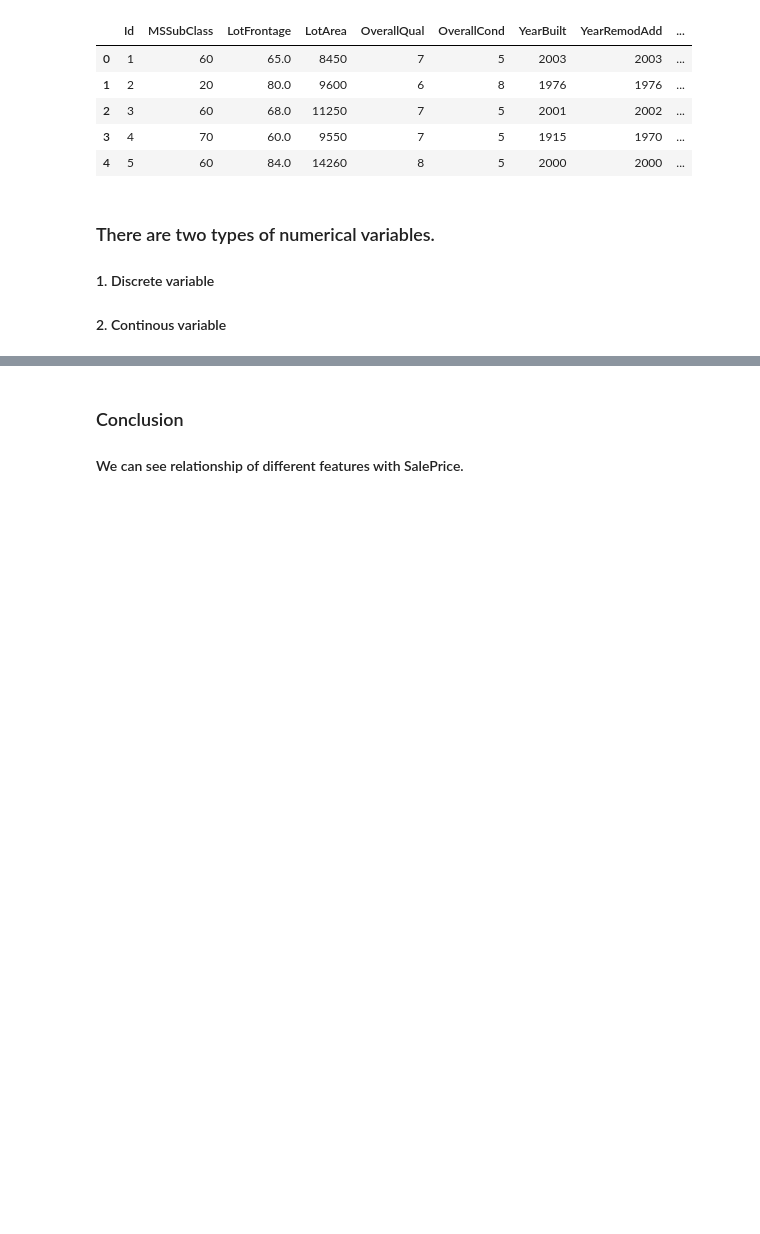
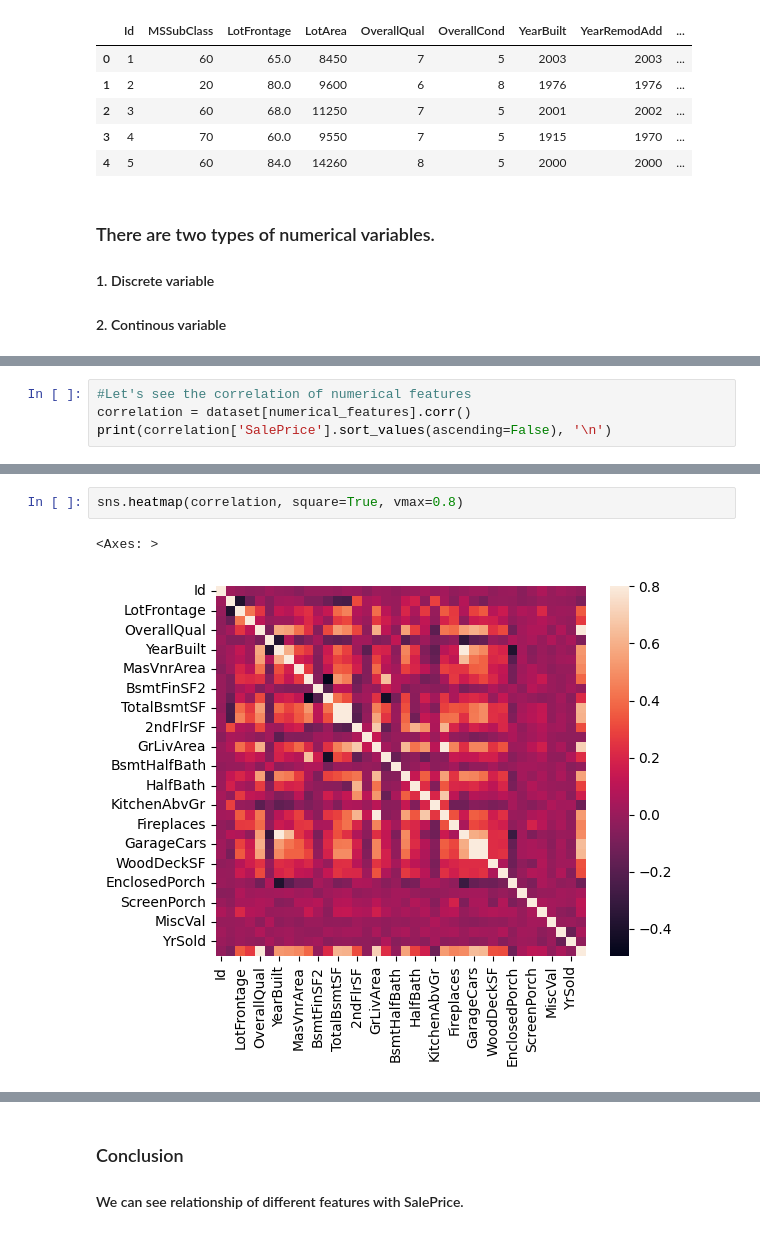
Before and after one commit to noumanhafeez/House_Price_Prediction, a Jupyter notebook: Exploratory_Data_Analysis.ipynb, the cells around one changed output, grey strips where cells are left out. Drawn from its saved outputs; the diff is of its cells as text; blank space fills up the shorter version.

```diff
--- a/Exploratory_Data_Analysis.ipynb
+++ b/Exploratory_Data_Analysis.ipynb
@@ -148,0 +191,4 @@ dataset[discrete_variables].head()
+# %%
+#Let's see the correlation of numerical features
+correlation = dataset[numerical_features].corr()
+print(correlation['SalePrice'].sort_values(ascending=False), '\n')
@@ -148,0 +213,5 @@ dataset[discrete_variables].head()
+# %%
+sns.heatmap(correlation, square=True, vmax=0.8)
+# %% [output]
+<Axes: >
+[figure, added]
```
Also changed, not shown: parts of 11 cells of this notebook.
